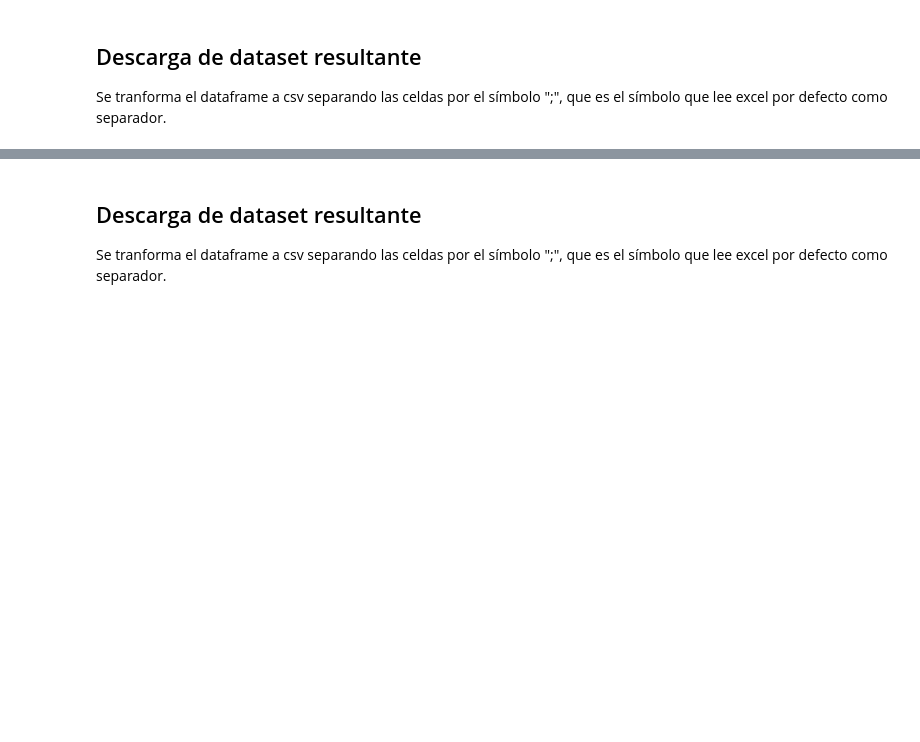
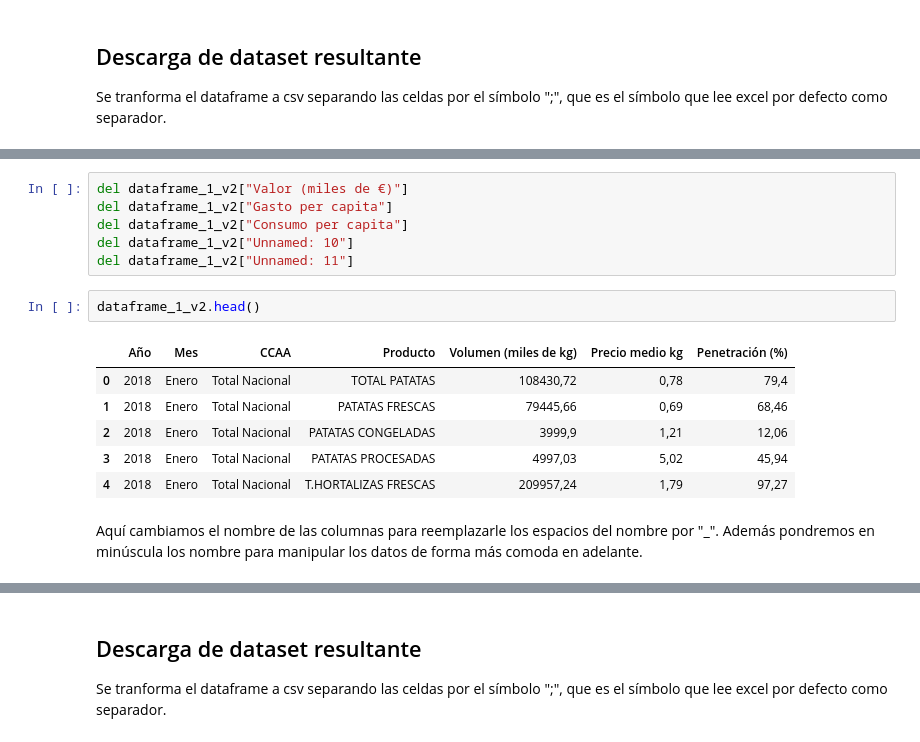
Before and after one commit to AdrianRuiz6/Mineria, a Jupyter notebook: AgroAnalisis.ipynb, the cells around one changed output, grey strips where cells are left out. Saved outputs shown, nothing was run; the diff lists cells and outputs as text; blank space fills up the shorter version.

```diff
--- a/AgroAnalisis.ipynb
+++ b/AgroAnalisis.ipynb
@@ -323,0 +326,17 @@ ds_clean.reset_index(drop=True)
+# %%
+del dataframe_1_v2["Valor (miles de €)"]
+del dataframe_1_v2["Gasto per capita"]
+del dataframe_1_v2["Consumo per capita"]
+del dataframe_1_v2["Unnamed: 10"]
+del dataframe_1_v2["Unnamed: 11"]
+# %%
+dataframe_1_v2.head()
+# %% [output]
+|  | Año | Mes | CCAA | Producto | Volumen (miles de kg) | Precio medio kg | Penetración (%) |
+| 0 | 2018 | Enero | Total Nacional | TOTAL PATATAS | 108430,72 | 0,78 | 79,4 |
+| 1 | 2018 | Enero | Total Nacional | PATATAS FRESCAS | 79445,66 | 0,69 | 68,46 |
+| 2 | 2018 | Enero | Total Nacional | PATATAS CONGELADAS | 3999,9 | 1,21 | 12,06 |
+| 3 | 2018 | Enero | Total Nacional | PATATAS PROCESADAS | 4997,03 | 5,02 | 45,94 |
+| 4 | 2018 | Enero | Total Nacional | T.HORTALIZAS FRESCAS | 209957,24 | 1,79 | 97,27 |
+# %% [markdown]
+Aquí cambiamos el nombre de las columnas para reemplazarle los espacios del nombre por "_". Además pondremos en minúscula los nombre para manipular los datos de forma más comoda en adelante.
```
Also changed, not shown: parts of 67 cells of this notebook.
